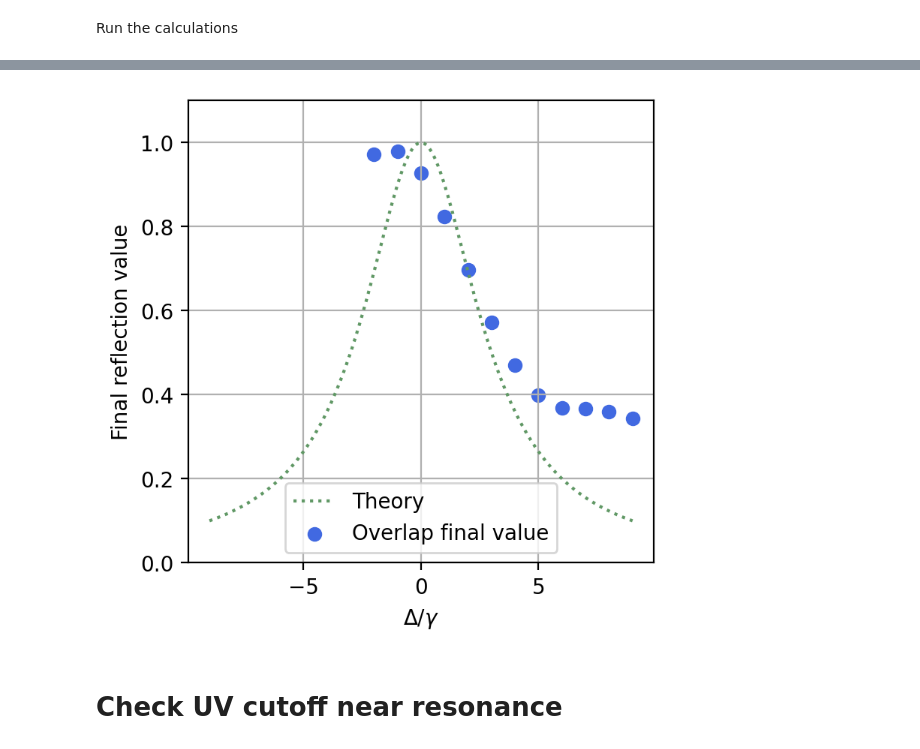
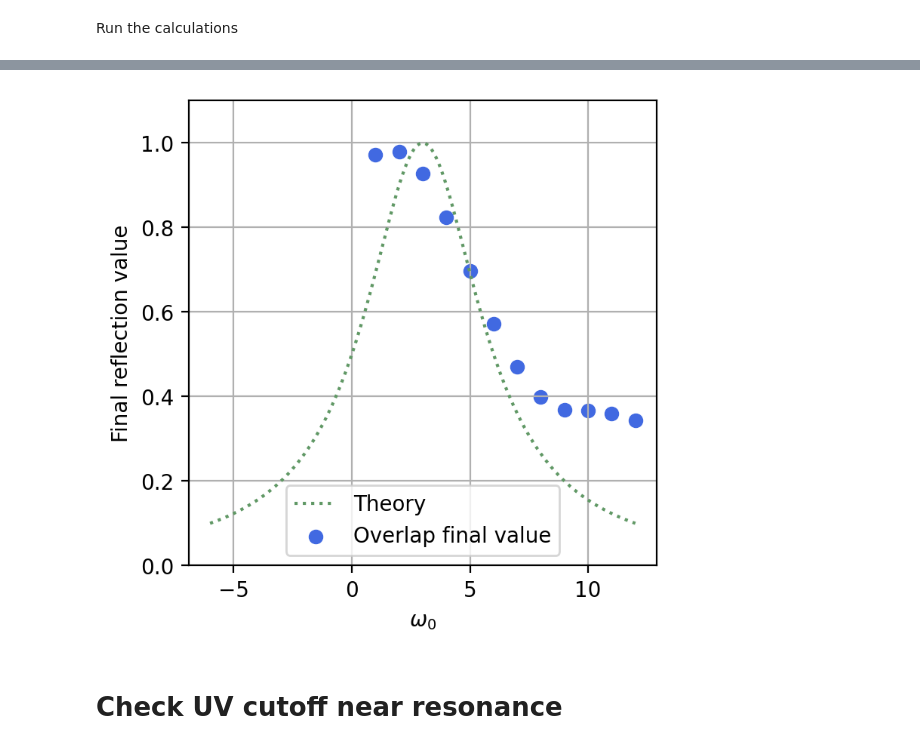
Before and after one commit to rpiron/nii_internship, a Jupyter notebook: single_photon_thesis/interraction_pic_fast.ipynb, the cells around one changed output, grey strips where cells are left out. Saved outputs shown, nothing was run; the diff lists cells and outputs as text; code cells hidden in the pictures.

```diff
--- a/single_photon_thesis/interraction_pic_fast.ipynb
+++ b/single_photon_thesis/interraction_pic_fast.ipynb
@@ -324,20 +330,20 @@ Computing overlap with the initial state...
 # %%
 #theoretical curve
 omega_0_tab_theory = np.linspace(omega_A - 3*gamma, omega_A + 3*gamma, 1000)
 theory_curve = 1 / (1 + (omega_0_tab_theory - omega_A)**2 / (g_0**2 * omega_A)**2)
 
 fig, ax = plt.subplots(1,1, figsize=(4,4), dpi=resol)
-ax.plot(omega_0_tab_theory - omega_A, theory_curve, linestyle=':', color="#609865", label='Theory')
+ax.plot(omega_0_tab_theory, theory_curve, linestyle=':', color="#609865", label='Theory')
 #ax.scatter(omega_0_tab - omega_A, reflection_tab, marker='o', color="blue", label='Numerical')
-ax.scatter(omega_0_tab - omega_A, 1- overlap_final_tab, marker='o', color="royalblue", label='Overlap final value')
+ax.scatter(omega_0_tab, 1- overlap_final_tab, marker='o', color="royalblue", label='Overlap final value')
 ax.legend()
-ax.set_xlabel(r'$\Delta / \gamma$')
+ax.set_xlabel(r'$\omega_0$')
 ax.set_ylabel('Final reflection value')
 ax.set_ylim(0, 1.1)
 ax.grid()
 plt.show()
 # %% [output]
-[figure, old version]
+[figure, new version]
 # %% [markdown]
 <h1> Check UV cutoff near resonance </h1>
 # %%
```
Also changed, not shown: parts of 4 cells of this notebook, 4 other files.
